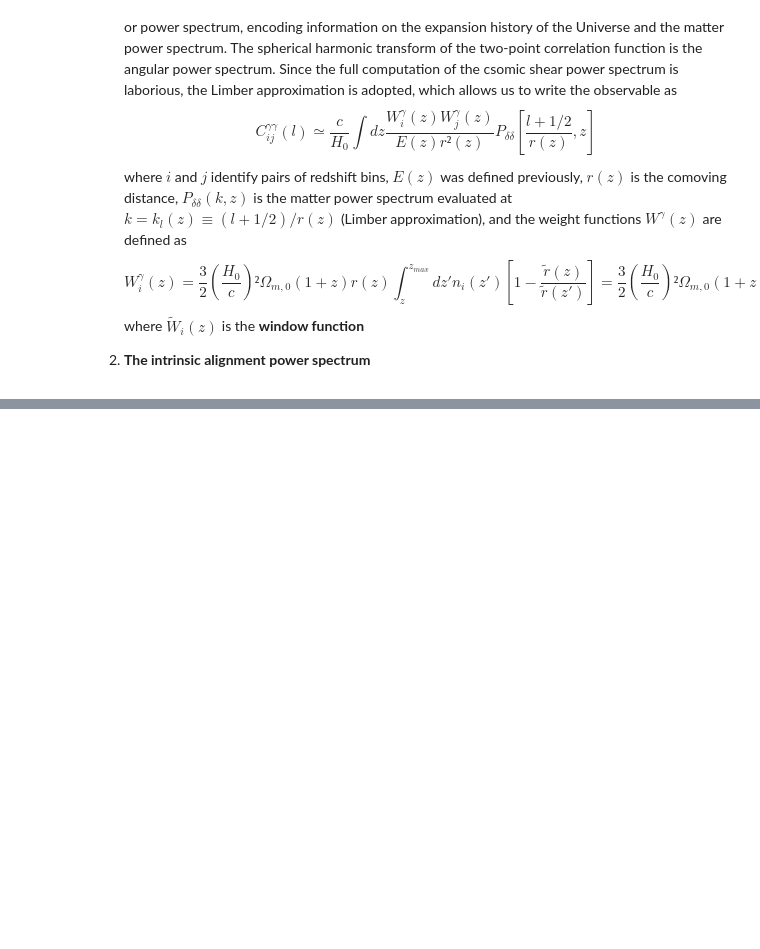
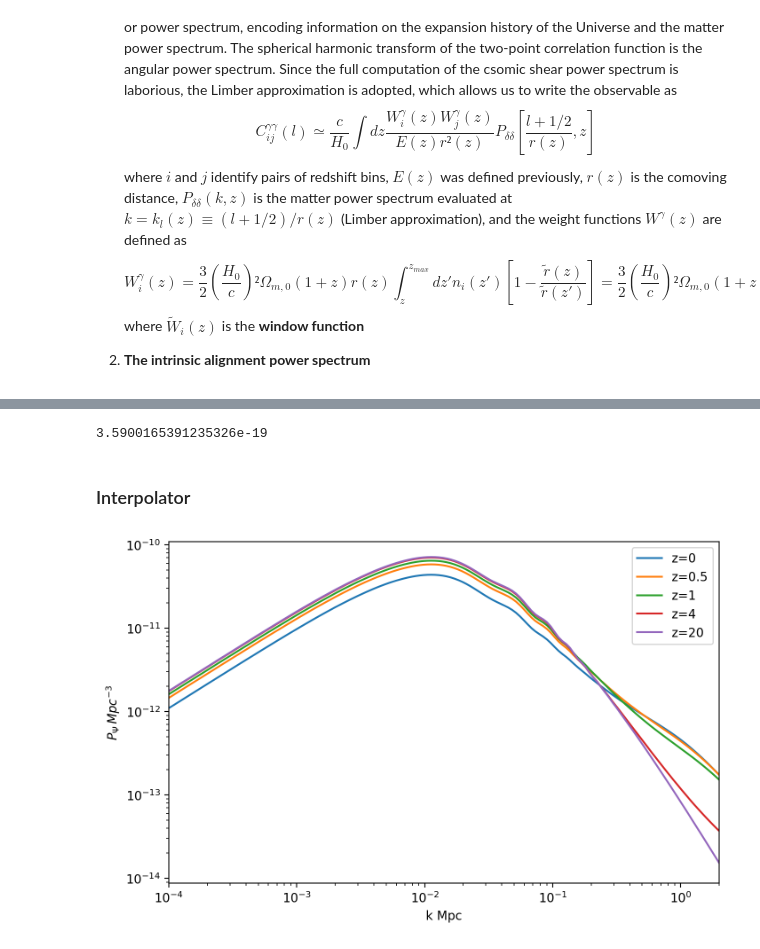
Before and after one commit to vPedreros/dfi-summer-2023, a Jupyter notebook: summer_nb.ipynb, the cells around one changed output, grey strips where cells are left out. Drawn from its saved outputs; the diff is of its cells as text; code cells hidden in the pictures; blank space fills up the shorter version.

```diff
--- a/summer_nb.ipynb
+++ b/summer_nb.ipynb
@@ -338,0 +406,49 @@ ax.set_ylabel(r'Window function $\tilde{W}_%s(z)$'%(i));
+# %%
+convergence_gammagamma(50, 51, 0)
+# %% [output]
+3.5900165391235326e-19
+# %% [markdown]
+### Interpolator
+# %%
+#For calculating large-scale structure and lensing results yourself, get a power spectrum
+#interpolation object. In this example we calculate the CMB lensing potential power
+#spectrum using the Limber approximation, using PK=camb.get_matter_power_interpolator() function.
+#calling PK(z, k) will then get power spectrum at any k and redshift z in range.
+
+nz = 100  #number of steps to use for the radial/redshift integration
+kmax = 2  #kmax to use
+#First set up parameters as usual
+pars = camb.CAMBparams()
+pars.set_cosmology(H0=67.5, ombh2=0.022, omch2=0.122, mnu=0.06, omk=0, tau=0.06)
+pars.InitPower.set_params(ns=0.9652)
+
+#For Limber result, want integration over \chi (comoving radial distance), from 0 to chi_*.
+#so get background results to find chistar, set up a range in chi, and calculate corresponding redshifts
+results = camb.get_background(pars)
+chistar = results.conformal_time(0) - results.tau_maxvis
+chis = np.linspace(0,chistar,nz)
+zs = results.redshift_at_comoving_radial_distance(chis)
+#Calculate array of delta_chi, and drop first and last points where things go singular
+dchis = (chis[2:]-chis[:-2])/2
+chis = chis[1:-1]
+zs = zs[1:-1]
+
+#Get the matter power spectrum interpolation object (based on RectBivariateSpline).
+#Here for lensing we want the power spectrum of the Weyl potential.
+PK = camb.get_matter_power_interpolator(pars, nonlinear=True,
+    hubble_units=False, k_hunit=False, kmax=kmax,
+    var1=model.Transfer_Weyl,var2=model.Transfer_Weyl, zmax=zs[-1])
+
+#Have a look at interpolated power spectrum results for a range of redshifts
+#Expect linear potentials to decay a bit when Lambda becomes important, and change from non-linear growth
+plt.figure(figsize=(8,5))
+k=np.exp(np.log(10)*np.linspace(-4,2,200))
+zplot = [0, 0.5, 1, 4 ,20]
+for z in zplot:
+    plt.loglog(k, PK.P(z,k))
+plt.xlim([1e-4,kmax])
+plt.xlabel('k Mpc')
+plt.ylabel('$P_\Psi\, Mpc^{-3}$')
+plt.legend(['z=%s'%z for z in zplot]);
+# %% [output]
+[figure, added]
```
Also changed, not shown: parts of 17 cells of this notebook.
